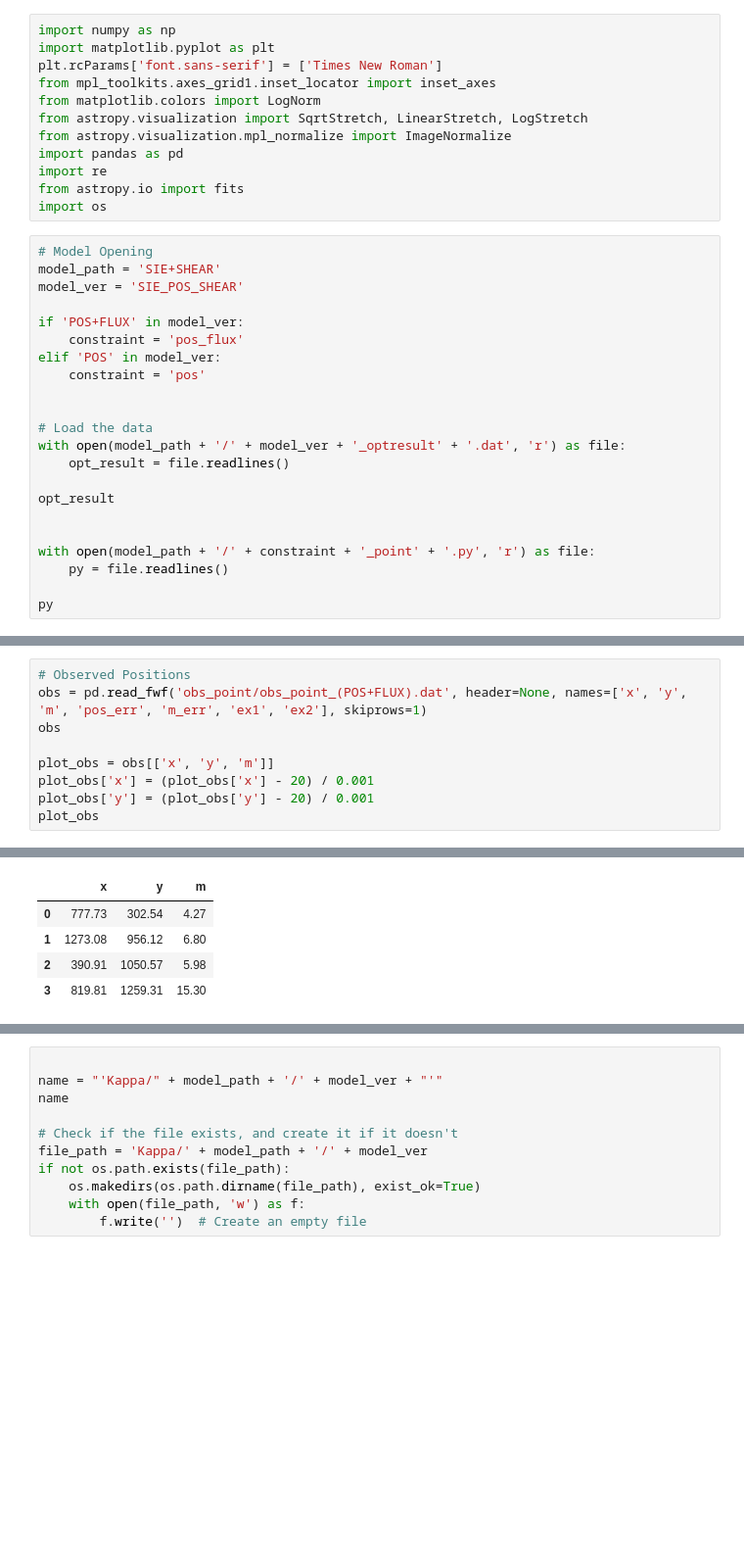
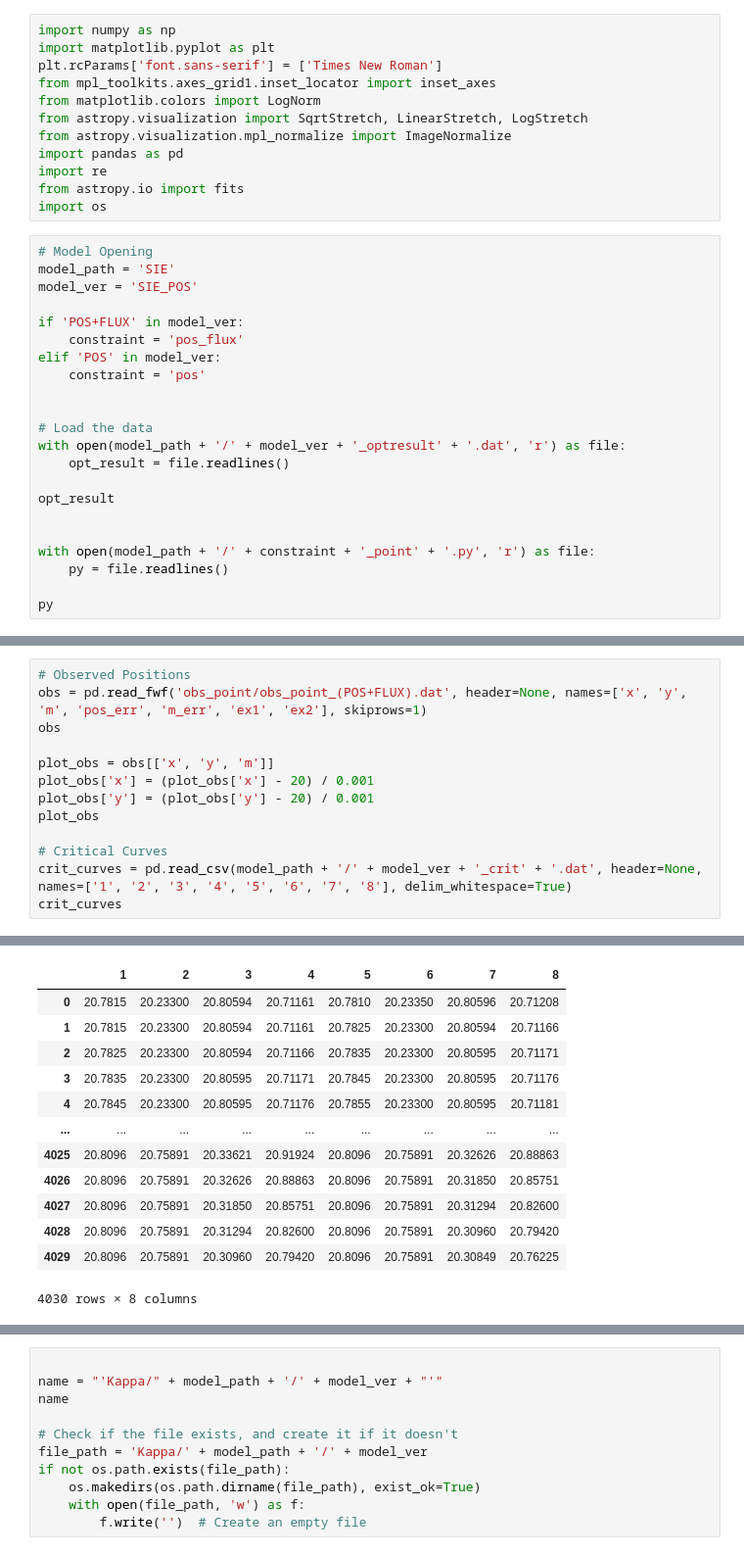
Before and after one commit to romms921/IllustrisTNG-Lens-Modelling, a Jupyter notebook: mass_profile_2.ipynb, the cells around one changed output, grey strips where cells are left out. Shown at 98% size. Cells and saved outputs as stored; diff of their text form; blank space fills up the shorter version.

```diff
--- a/mass_profile_2.ipynb
+++ b/mass_profile_2.ipynb
@@ -12,8 +12,8 @@ from astropy.io import fits
 import os
 # %%
 # Model Opening
-model_path = 'SIE+SHEAR'
-model_ver = 'SIE_POS_SHEAR'
+model_path = 'SIE'
+model_ver = 'SIE_POS'
 
 if 'POS+FLUX' in model_ver:
     constraint = 'pos_flux'
@@ -53,28 +53,40 @@ py
 # %%
 # Observed Positions
 obs = pd.read_fwf('obs_point/obs_point_(POS+FLUX).dat', header=None, names=['x', 'y', 'm', 'pos_err', 'm_err', 'ex1', 'ex2'], skiprows=1)
 obs
 
 plot_obs = obs[['x', 'y', 'm']]
 plot_obs['x'] = (plot_obs['x'] - 20) / 0.001
 plot_obs['y'] = (plot_obs['y'] - 20) / 0.001
 plot_obs
+
+# Critical Curves
+crit_curves = pd.read_csv(model_path + '/' + model_ver + '_crit' + '.dat', header=None, names=['1', '2', '3', '4', '5', '6', '7', '8'], delim_whitespace=True)
+crit_curves
 # %% [output]
 A value is trying to be set on a copy of a slice from a DataFrame.
 Try using .loc[row_indexer,col_indexer] = value instead
 
 See the caveats in the documentation: https://pandas.pydata.org/pandas-docs/stable/user_guide/indexing.html#returning-a-view-versus-a-copy
   plot_obs['x'] = (plot_obs['x'] - 20) / 0.001
 A value is trying to be set on a copy of a slice from a DataFrame.
 Try using .loc[row_indexer,col_indexer] = value instead
 
 See the caveats in the documentation: https://pandas.pydata.org/pandas-docs/stable/user_guide/indexing.html#returning-a-view-versus-a-copy
   plot_obs['y'] = (plot_obs['y'] - 20) / 0.001
-|  | x | y | m |
-| 0 | 777.73 | 302.54 | 4.27 |
-| 1 | 1273.08 | 956.12 | 6.80 |
-| 2 | 390.91 | 1050.57 | 5.98 |
-| 3 | 819.81 | 1259.31 | 15.30 |
+|  | 1 | 2 | 3 | 4 | 5 | 6 | 7 | 8 |
+| 0 | 20.7815 | 20.23300 | 20.80594 | 20.71161 | 20.7810 | 20.23350 | 20.80596 | 20.71208 |
+| 1 | 20.7815 | 20.23300 | 20.80594 | 20.71161 | 20.7825 | 20.23300 | 20.80594 | 20.71166 |
+| 2 | 20.7825 | 20.23300 | 20.80594 | 20.71166 | 20.7835 | 20.23300 | 20.80595 | 20.71171 |
+| 3 | 20.7835 | 20.23300 | 20.80595 | 20.71171 | 20.7845 | 20.23300 | 20.80595 | 20.71176 |
+| 4 | 20.7845 | 20.23300 | 20.80595 | 20.71176 | 20.7855 | 20.23300 | 20.80595 | 20.71181 |
+| ... | ... | ... | ... | ... | ... | ... | ... | ... |
+| 4025 | 20.8096 | 20.75891 | 20.33621 | 20.91924 | 20.8096 | 20.75891 | 20.32626 | 20.88863 |
+| 4026 | 20.8096 | 20.75891 | 20.32626 | 20.88863 | 20.8096 | 20.75891 | 20.31850 | 20.85751 |
+| 4027 | 20.8096 | 20.75891 | 20.31850 | 20.85751 | 20.8096 | 20.75891 | 20.31294 | 20.82600 |
+| 4028 | 20.8096 | 20.75891 | 20.31294 | 20.82600 | 20.8096 | 20.75891 | 20.30960 | 20.79420 |
+| 4029 | 20.8096 | 20.75891 | 20.30960 | 20.79420 | 20.8096 | 20.75891 | 20.30849 | 20.76225 |
+4030 rows × 8 columns
 # %%
 # Extract the line containing 'glafic.startup_setnum('
 startup_setnum_line = next(line for line in py if 'glafic.startup_setnum(' in line)
```
Also changed, not shown: parts of 9 cells of this notebook.
